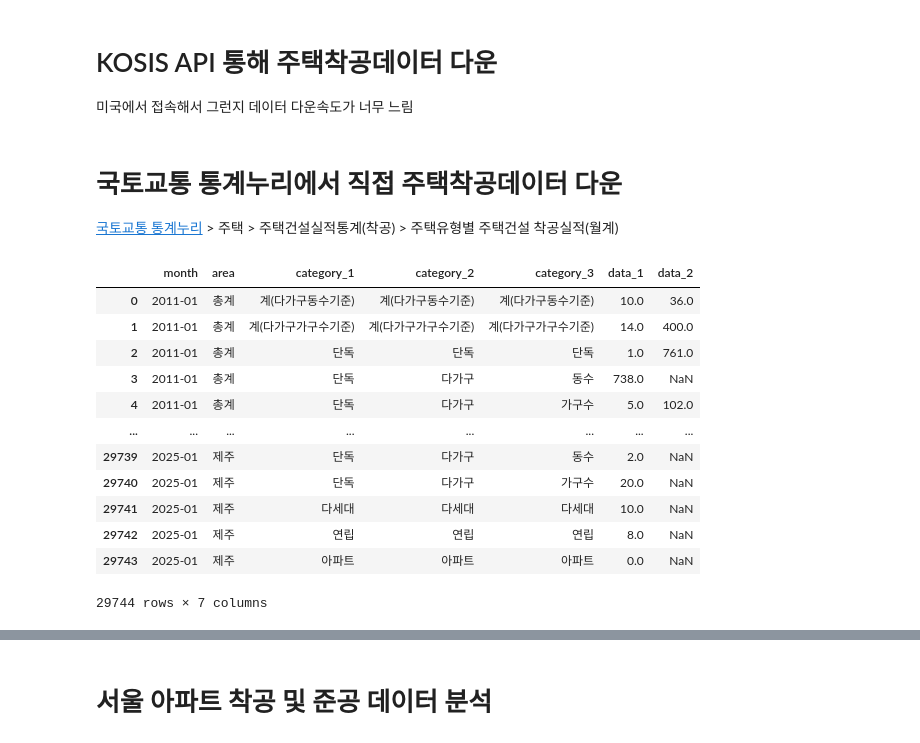
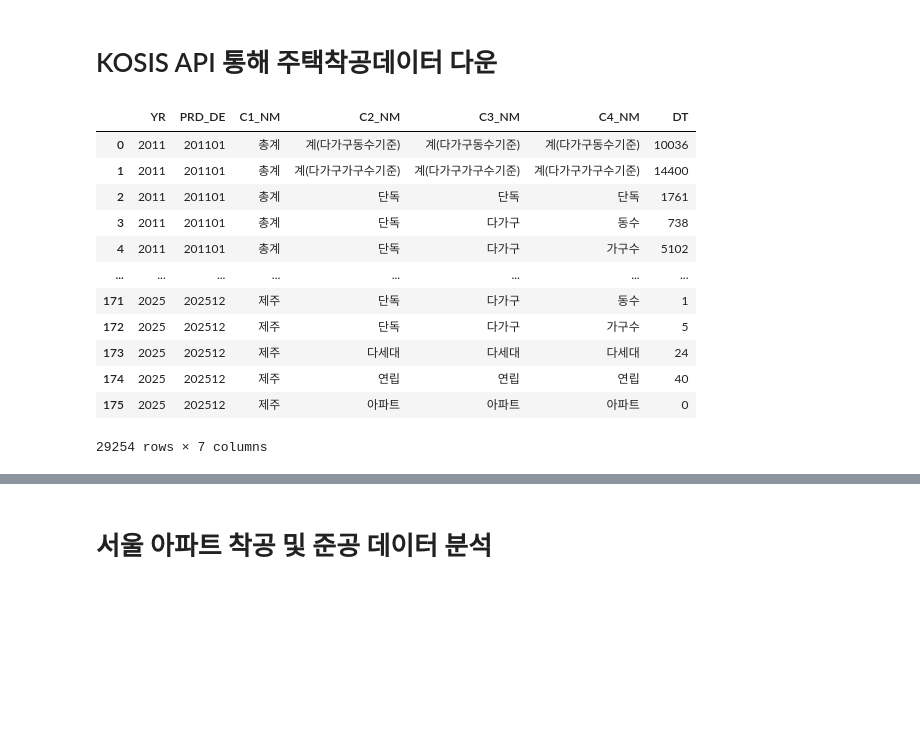
Before and after one commit to wiskim/study_books, a Jupyter notebook: 99_Web_Crawling/08_Real_Estate_Statistics/apt_consruction.ipynb, the cells around one changed output, grey strips where cells are left out. Cells and saved outputs as stored; diff of their text form; code cells hidden in the pictures; blank space fills up the shorter version.

```diff
--- a/99_Web_Crawling/08_Real_Estate_Statistics/apt_consruction.ipynb
+++ b/99_Web_Crawling/08_Real_Estate_Statistics/apt_consruction.ipynb
@@ -11,61 +10,54 @@ plt.rcParams['axes.unicode_minus'] = False
 sns.set_theme(font=plt.rcParams['font.family'], rc={'axes.unicode_minus': False})
 # %% [markdown]
 # KOSIS API 통해 주택착공데이터 다운
-미국에서 접속해서 그런지 데이터 다운속도가 너무 느림
 # %%
 apiKey = 'M2U3MTBiYTk2MWU5NTdjYTgxOGIyMjJkYzc0NDlmMTY='
 url = 'https://kosis.kr/openapi/Param/statisticsParameterData.do?method=getList'
 params = {
     'apiKey' : apiKey,
     'orgId' : '116',  # 기관 ID
     'tblId' : 'DT_MLTM_5387',   # 통계표 ID
     'objL1' : 'ALL',  # 분류1
     'objL2' : 'ALL',  # 분류2
     'objL3' : 'ALL',  # 분류3
     'objL4' : 'ALL',  # 분류4
     'itmId' : '13103766969T1',  # 항목 ID
     'prdSe' : 'M',  # 수록주기
     'format' : 'json',  # 결과 유형
     'jsonVD' : 'Y'  # json Viewer
 }
 
 months = []
-for year in range(2011, 2012):
+for year in range(2011, 2026):
     for month in range(1, 13):
         months.append(f"{year}{month:02d}")
 
 dfs = []
 
 for month in months:
     params['startPrdDe'] = month
     params['endPrdDe'] = month
     r = requests.get(url, params=params)
     json = r.json()
     df = pd.DataFrame(json)
     dfs.append(df)
-    time.sleep(1)
 
 begin_df = pd.concat(dfs)
-begin_df = begin_df[['C1_NM', 'C2_NM', 'C3_NM', 'C4_NM', 'PRD_DE', 'DT']]
+begin_df['YR'] = begin_df['PRD_DE'].str[:4]
+begin_df['DT'] = begin_df['DT'].astype(int)
+begin_df = begin_df[['YR', 'PRD_DE', 'C1_NM', 'C2_NM', 'C3_NM', 'C4_NM', 'DT']]
 begin_df
+# %% [output]
+|  | YR | PRD_DE | C1_NM | C2_NM | C3_NM | C4_NM | DT |
+| 0 | 2011 | 201101 | 총계 | 계(다가구동수기준) | 계(다가구동수기준) | 계(다가구동수기준) | 10036 |
+| 1 | 2011 | 201101 | 총계 | 계(다가구가구수기준) | 계(다가구가구수기준) | 계(다가구가구수기준) | 14400 |
+| 2 | 2011 | 201101 | 총계 | 단독 | 단독 | 단독 | 1761 |
+| 3 | 2011 | 201101 | 총계 | 단독 | 다가구 | 동수 | 738 |
+| 4 | 2011 | 201101 | 총계 | 단독 | 다가구 | 가구수 | 5102 |
+| ... | ... | ... | ... | ... | ... | ... | ... |
+| 171 | 2025 | 202512 | 제주 | 단독 | 다가구 | 동수 | 1 |
+| 172 | 2025 | 202512 | 제주 | 단독 | 다가구 | 가구수 | 5 |
+| 173 | 2025 | 202512 | 제주 | 다세대 | 다세대 | 다세대 | 24 |
+| 174 | 2025 | 202512 | 제주 | 연립 | 연립 | 연립 | 40 |
+| 175 | 2025 | 202512 | 제주 | 아파트 | 아파트 | 아파트 | 0 |
+29254 rows × 7 columns
-# %% [markdown]
-# 국토교통 통계누리에서 직접 주택착공데이터 다운
-[국토교통 통계누리](https://stat.molit.go.kr/portal/main/portalMain.do) > 주택 > 주택건설실적통계(착공) > 주택유형별 주택건설 착공실적(월계)
-# %%
-col_names = ['month', 'area', 'category_1', 'category_2', 'category_3', 'data_1', 'data_2']
-begin_df = pd.read_csv('data/molit_housing_begin_202501.csv', encoding='cp949', names=col_names, skiprows=1)
-begin_df
-# %% [output]
-|  | month | area | category_1 | category_2 | category_3 | data_1 | data_2 |
-| 0 | 2011-01 | 총계 | 계(다가구동수기준) | 계(다가구동수기준) | 계(다가구동수기준) | 10.0 | 36.0 |
-| 1 | 2011-01 | 총계 | 계(다가구가구수기준) | 계(다가구가구수기준) | 계(다가구가구수기준) | 14.0 | 400.0 |
-| 2 | 2011-01 | 총계 | 단독 | 단독 | 단독 | 1.0 | 761.0 |
-| 3 | 2011-01 | 총계 | 단독 | 다가구 | 동수 | 738.0 | NaN |
-| 4 | 2011-01 | 총계 | 단독 | 다가구 | 가구수 | 5.0 | 102.0 |
-| ... | ... | ... | ... | ... | ... | ... | ... |
-| 29739 | 2025-01 | 제주 | 단독 | 다가구 | 동수 | 2.0 | NaN |
-| 29740 | 2025-01 | 제주 | 단독 | 다가구 | 가구수 | 20.0 | NaN |
-| 29741 | 2025-01 | 제주 | 다세대 | 다세대 | 다세대 | 10.0 | NaN |
-| 29742 | 2025-01 | 제주 | 연립 | 연립 | 연립 | 8.0 | NaN |
-| 29743 | 2025-01 | 제주 | 아파트 | 아파트 | 아파트 | 0.0 | NaN |
-29744 rows × 7 columns
```
Also changed, not shown: parts of 14 cells of this notebook, 4 other files.
